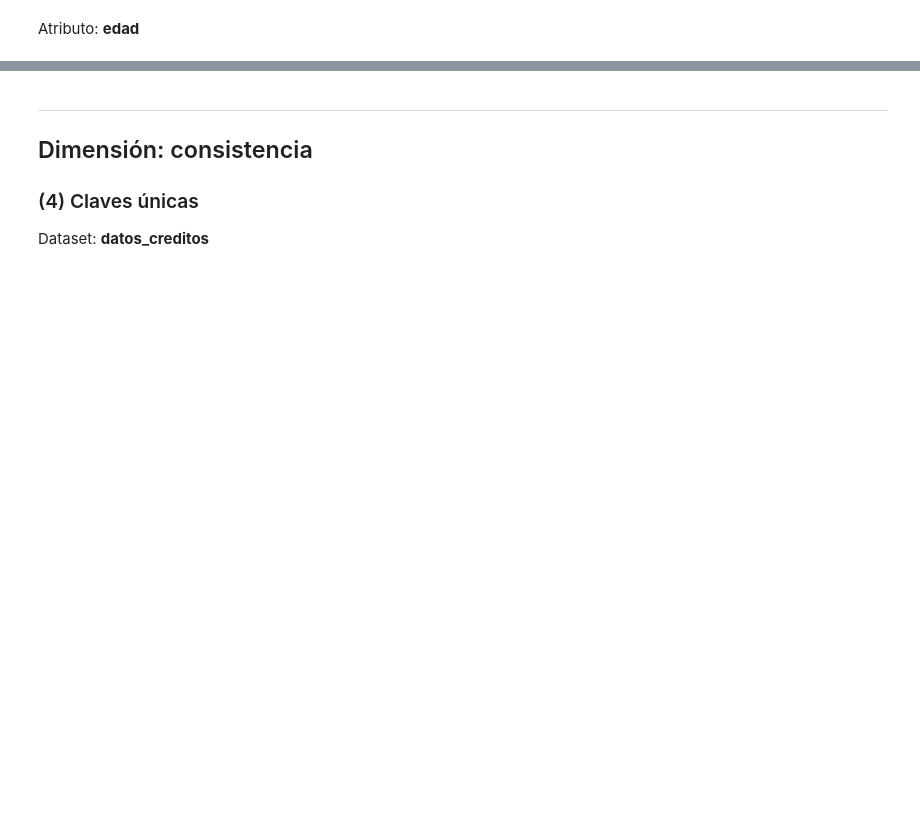
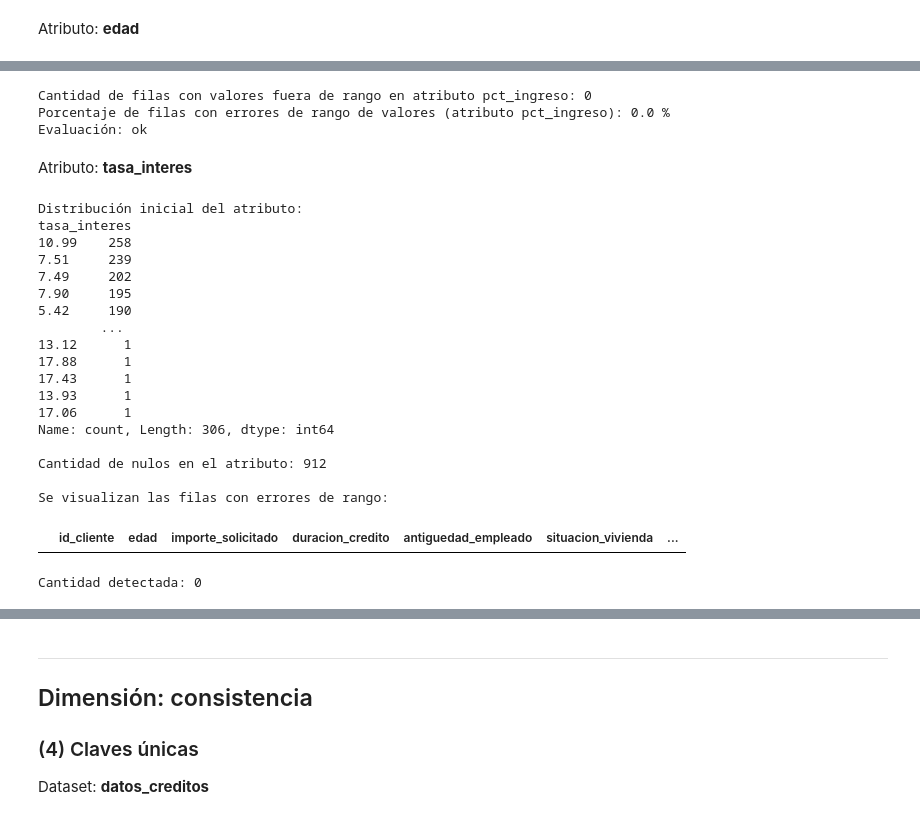
Before and after one commit to ElisaPardo/13MBID-OCT2324, a Jupyter notebook: notebooks/comprension_datos/CD03-Verificacion-calidad.ipynb, the cells around one changed output, grey strips where cells are left out. Cells and saved outputs as stored; diff of their text form; code cells hidden in the pictures; blank space fills up the shorter version.

```diff
--- a/notebooks/comprension_datos/CD03-Verificacion-calidad.ipynb
+++ b/notebooks/comprension_datos/CD03-Verificacion-calidad.ipynb
@@ -302,0 +656,65 @@ print(f"Cantidad detectada: {resultado.shape[0]}")
+# %%
+def calcular_rangos_valores_pct_ingreso():
+    pct_ingreso_valores_fuera_rango = resultado.shape[0] + cantidad_nulos
+    print(f"Cantidad de filas con valores fuera de rango en atributo pct_ingreso: {pct_ingreso_valores_fuera_rango}")
+
+    indicador = (pct_ingreso_valores_fuera_rango / cantidad_filas_creditos)
+    print(f"Porcentaje de filas con errores de rango de valores (atributo pct_ingreso): {round(indicador * 100, 2)} %")
+
+    if (indicador > RANGOS_VALORES):
+        print('Evaluación: no cumplimiento')
+    else:
+        print('Evaluación: ok')
+
+calcular_rangos_valores_pct_ingreso()
+# %% [output]
+Cantidad de filas con valores fuera de rango en atributo pct_ingreso: 0
+Porcentaje de filas con errores de rango de valores (atributo pct_ingreso): 0.0 %
+Evaluación: ok
+# %% [markdown]
+Atributo: **tasa_interes**
+# %%
+#Verificar que los valores de cada atributo se encuentren dentro de los listados anexos
+
+#Atributo: tasa_interes
+
+valores = df_creditos['tasa_interes'].value_counts() #Conteo de ocurrencias por valor (not-null)
+print(f"Distribución inicial del atributo: \n{valores}\n")
+
+cantidad_nulos = len(df_creditos['tasa_interes']) - df_creditos['tasa_interes'].count() # Conteo de nulos
+
+if cantidad_nulos > 0:
+    print(f"Cantidad de nulos en el atributo: {cantidad_nulos}\n") # Impresión de la cantidad de nulos
+else:
+    print("No existen filas con valores nulos para este atributo.\n")
+
+
+# Se identifica y cuenta a los valores que no cumplen la condición definida
+
+resultado = df_creditos[df_creditos['tasa_interes'] < 0] # Valores negativos
+
+print("Se visualizan las filas con errores de rango:")
+display(resultado) # Para visualizar las tuplas con valores nulos o erróneos
+
+print(f"Cantidad detectada: {resultado.shape[0]}")
+# %% [output]
+Distribución inicial del atributo:
+tasa_interes
+10.99    258
+7.51     239
+7.49     202
+7.90     195
+5.42     190
+        ...
+13.12      1
+17.88      1
+17.43      1
+13.93      1
+17.06      1
+Name: count, Length: 306, dtype: int64
+
+Cantidad de nulos en el atributo: 912
+
+Se visualizan las filas con errores de rango:
+|  | id_cliente | edad | importe_solicitado | duracion_credito | antiguedad_empleado | situacion_vivienda | ... |
+Cantidad detectada: 0
```
Also changed, not shown: parts of 81 cells of this notebook, 1 other file.
